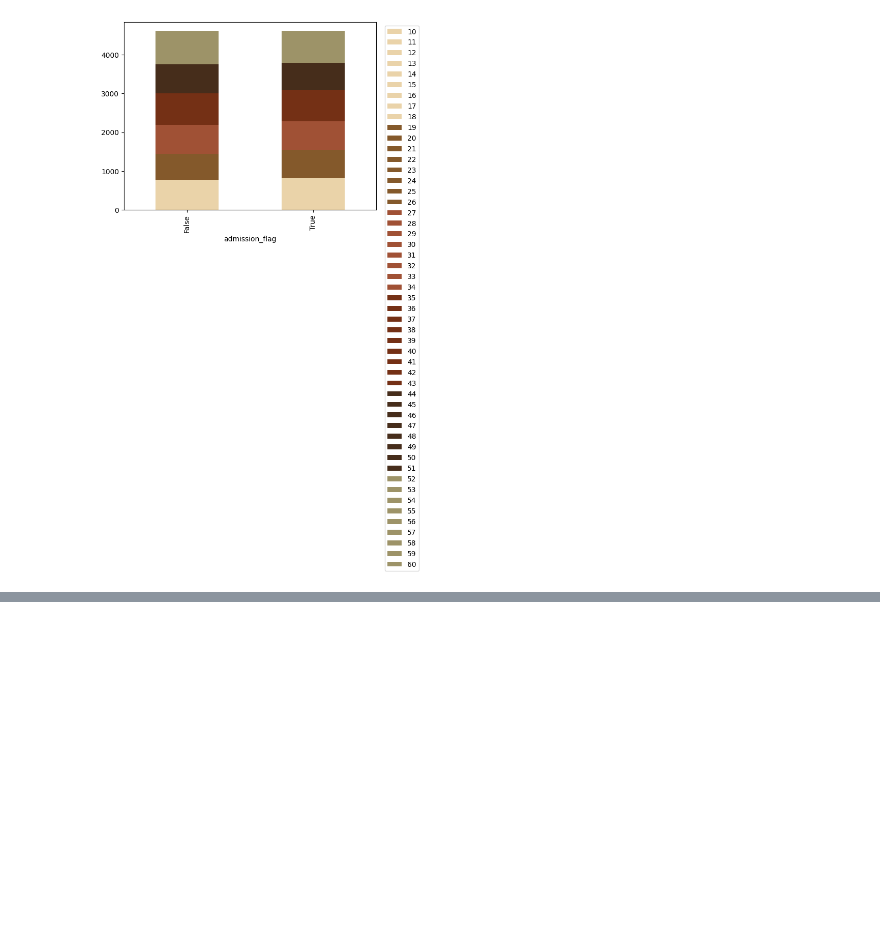
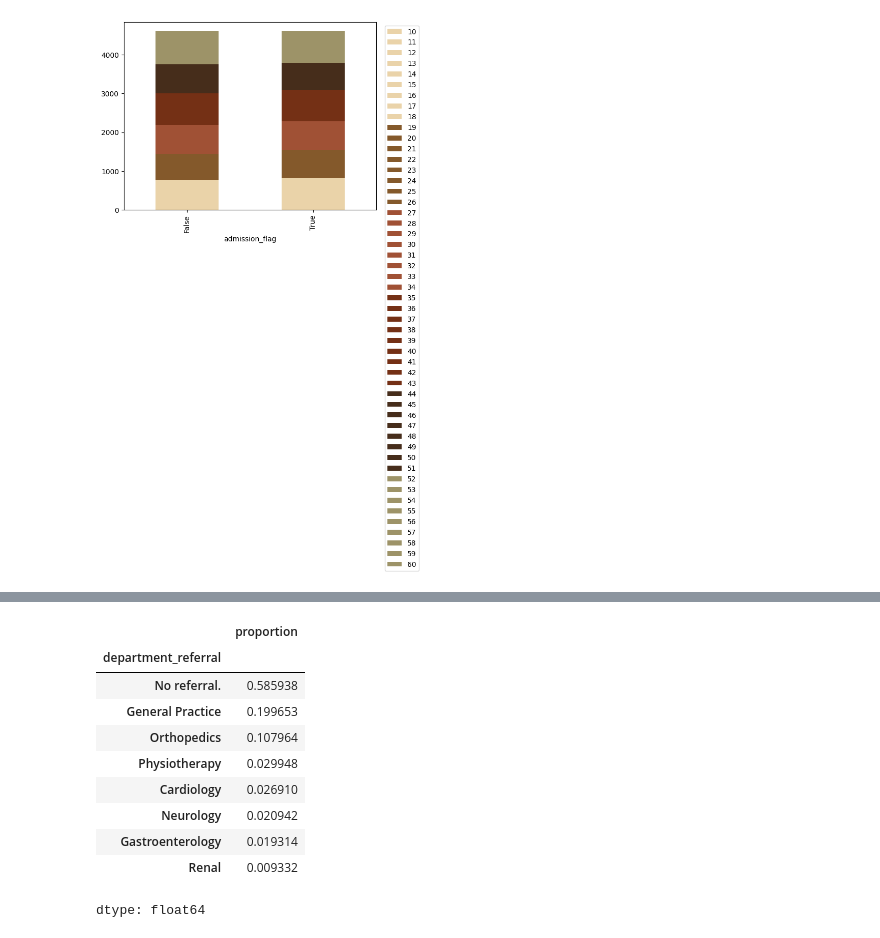
Before and after one commit to Mikayla-ds2/surge-sense, a Jupyter notebook: eda+viz.ipynb, the cells around one changed output, grey strips where cells are left out. Cells and saved outputs as stored; diff of their text form; code cells hidden in the pictures; blank space fills up the shorter version.

```diff
--- a/eda+viz.ipynb
+++ b/eda+viz.ipynb
@@ -90,0 +134,14 @@ plt.show()
+# %%
+data['department_referral'].value_counts(normalize=True)
+# %% [output]
+|  | proportion |
+| department_referral |  |
+| No referral. | 0.585938 |
+| General Practice | 0.199653 |
+| Orthopedics | 0.107964 |
+| Physiotherapy | 0.029948 |
+| Cardiology | 0.026910 |
+| Neurology | 0.020942 |
+| Gastroenterology | 0.019314 |
+| Renal | 0.009332 |
+dtype: float64
```
Also changed, not shown: parts of 10 cells of this notebook, 2 other files.
